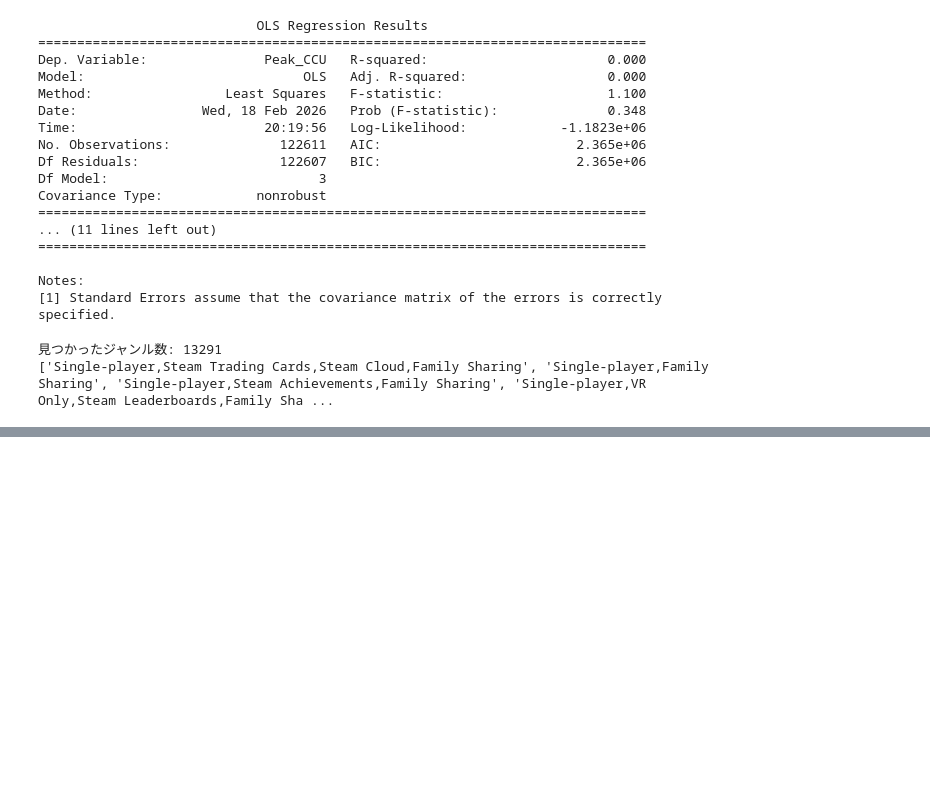
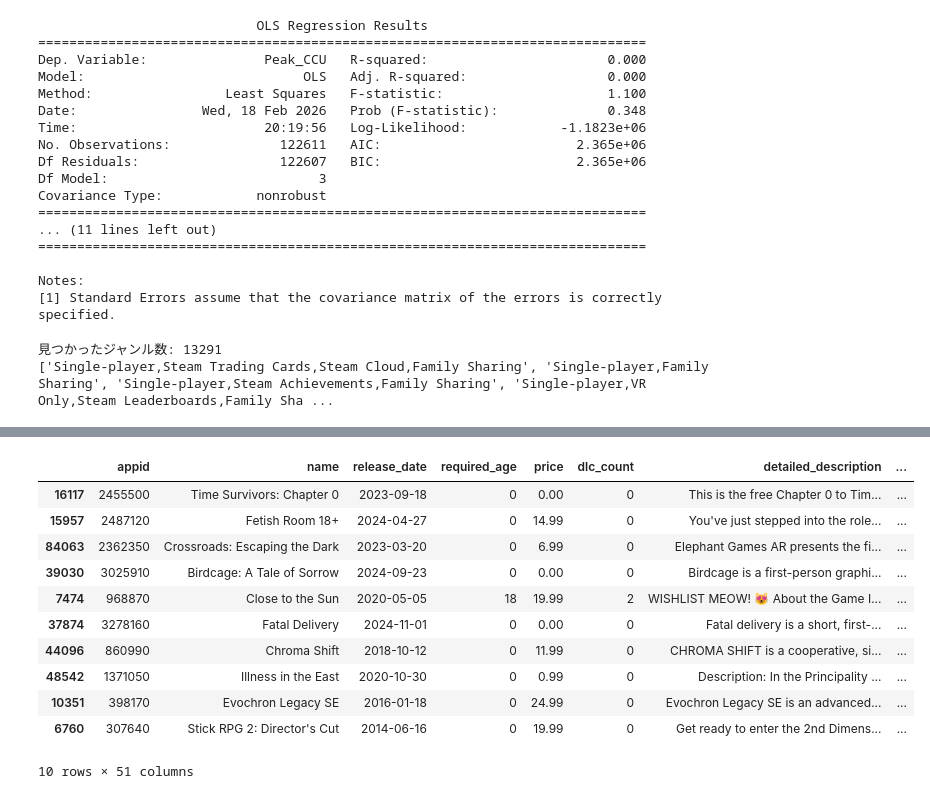
Before and after one commit to shuhei-kuroiwa/cml_study_log, a Jupyter notebook: implementations:/sandbox.ipynb, the cells around one changed output, grey strips where cells are left out. Drawn from its saved outputs; the diff is of its cells as text; code cells hidden in the pictures; blank space fills up the shorter version.

Commit message:
new_dataset

```diff
--- a/implementations:/sandbox.ipynb
+++ b/implementations:/sandbox.ipynb
@@ -380,0 +394,9 @@ Lasso
+# %%
+path = kagglehub.dataset_download("artermiloff/steam-games-dataset")
+
+print("保存先パス:", path)
+
+csv_path = os.path.join(path, "games_march2025_cleaned.csv")
+
+df = pd.read_csv(csv_path, index_col=False, quotechar='"')
+df.head()
@@ -380,0 +428,20 @@ Lasso
+# %%
+df['posi_nega_ratio'] = df['positive'] / (df['negative'] + 1)
+df['log_ccu'] = np.log(df['peak_ccu'] + 1)
+df['log_negative'] = np.log(df['negative'] + 1)
+df['log_median_playtime'] = np.log1p(df['median_playtime_forever'])
+# %%
+df.sample(n=10)
+# %% [output]
+|  | appid | name | release_date | required_age | price | dlc_count | detailed_description | ... |
+| 16117 | 2455500 | Time Survivors: Chapter 0 | 2023-09-18 | 0 | 0.00 | 0 | This is the free Chapter 0 to Tim... | ... |
+| 15957 | 2487120 | Fetish Room 18+ | 2024-04-27 | 0 | 14.99 | 0 | You've just stepped into the role... | ... |
+| 84063 | 2362350 | Crossroads: Escaping the Dark | 2023-03-20 | 0 | 6.99 | 0 | Elephant Games AR presents the fi... | ... |
+| 39030 | 3025910 | Birdcage: A Tale of Sorrow | 2024-09-23 | 0 | 0.00 | 0 | Birdcage is a first-person graphi... | ... |
+| 7474 | 968870 | Close to the Sun | 2020-05-05 | 18 | 19.99 | 2 | WISHLIST MEOW! 😻 About the Game I... | ... |
+| 37874 | 3278160 | Fatal Delivery | 2024-11-01 | 0 | 0.00 | 0 | Fatal delivery is a short, first-... | ... |
+| 44096 | 860990 | Chroma Shift | 2018-10-12 | 0 | 11.99 | 0 | CHROMA SHIFT is a cooperative, si... | ... |
+| 48542 | 1371050 | Illness in the East | 2020-10-30 | 0 | 0.99 | 0 | Description: In the Principality ... | ... |
+| 10351 | 398170 | Evochron Legacy SE | 2016-01-18 | 0 | 24.99 | 0 | Evochron Legacy SE is an advanced... | ... |
+| 6760 | 307640 | Stick RPG 2: Director's Cut | 2014-06-16 | 0 | 19.99 | 0 | Get ready to enter the 2nd Dimens... | ... |
+10 rows × 51 columns
```
Also changed, not shown: parts of 7 cells of this notebook.
